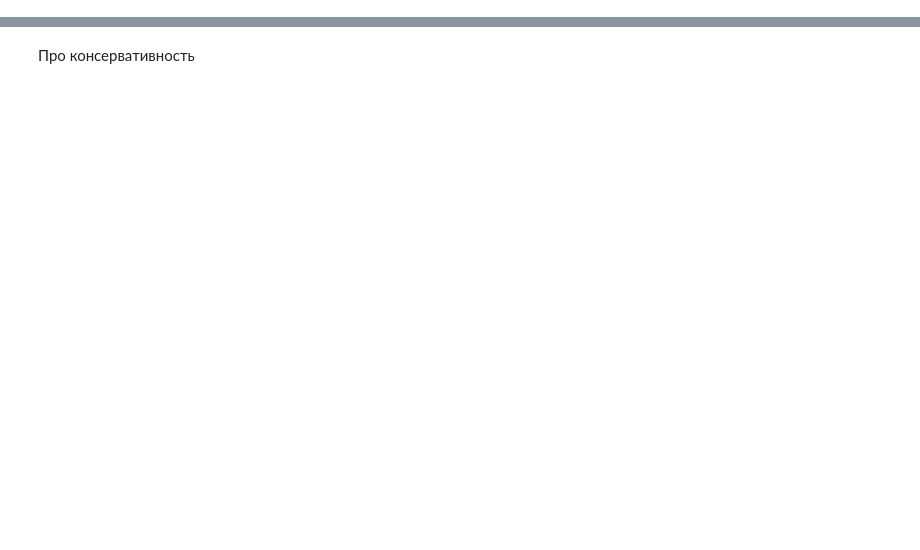
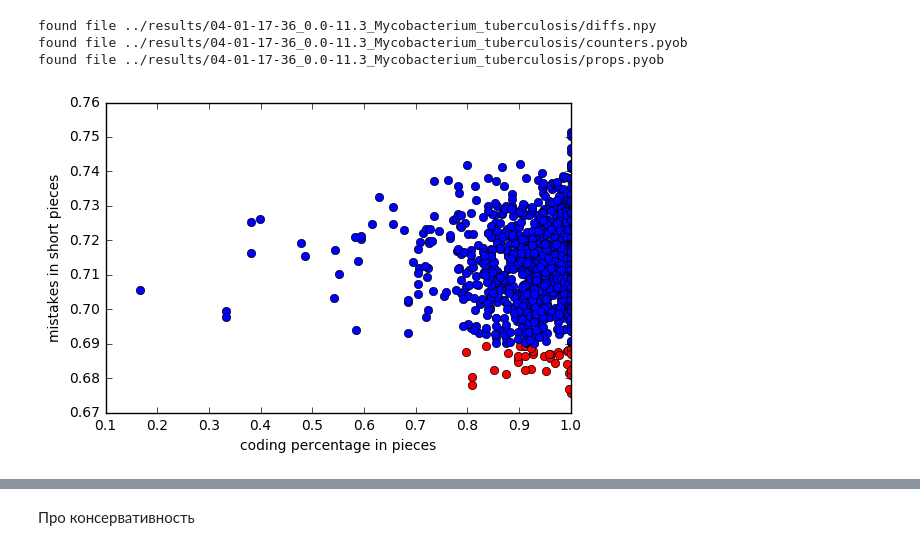
Before and after one commit to litvinanna/neuro_tools, a Jupyter notebook: reading_results.ipynb, the cells around one changed output, grey strips where cells are left out. Drawn from its saved outputs; the diff is of its cells as text; code cells hidden in the pictures; blank space fills up the shorter version.

```diff
--- a/reading_results.ipynb
+++ b/reading_results.ipynb
@@ -95,0 +52,7 @@ net = torch.load(path + "/net.pty")
+# %%
+good_parts = get_good_parts(path, 0.69)
+# %% [output]
+found file ../results/04-01-17-36_0.0-11.3_Mycobacterium_tuberculosis/diffs.npy
+found file ../results/04-01-17-36_0.0-11.3_Mycobacterium_tuberculosis/counters.pyob
+found file ../results/04-01-17-36_0.0-11.3_Mycobacterium_tuberculosis/props.pyob
+[figure, added]
```
Also changed, not shown: parts of 45 cells of this notebook, 3 other files.
